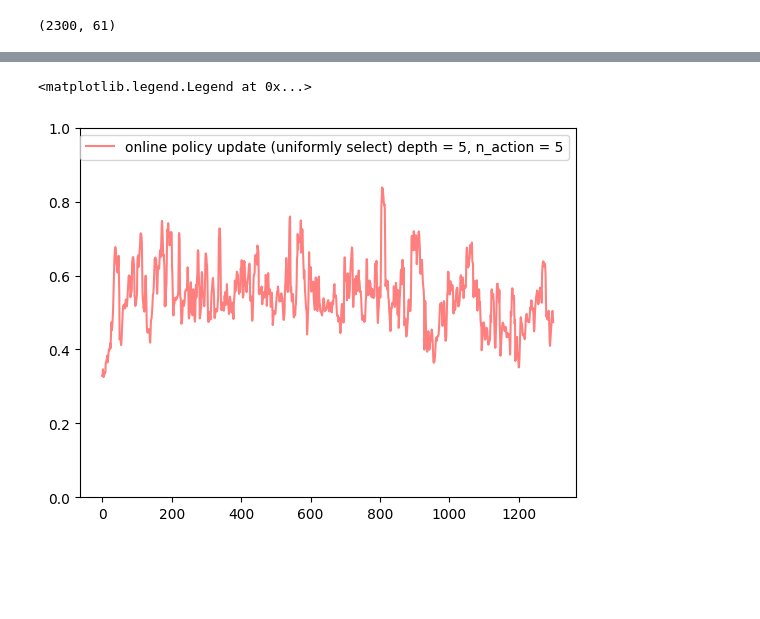
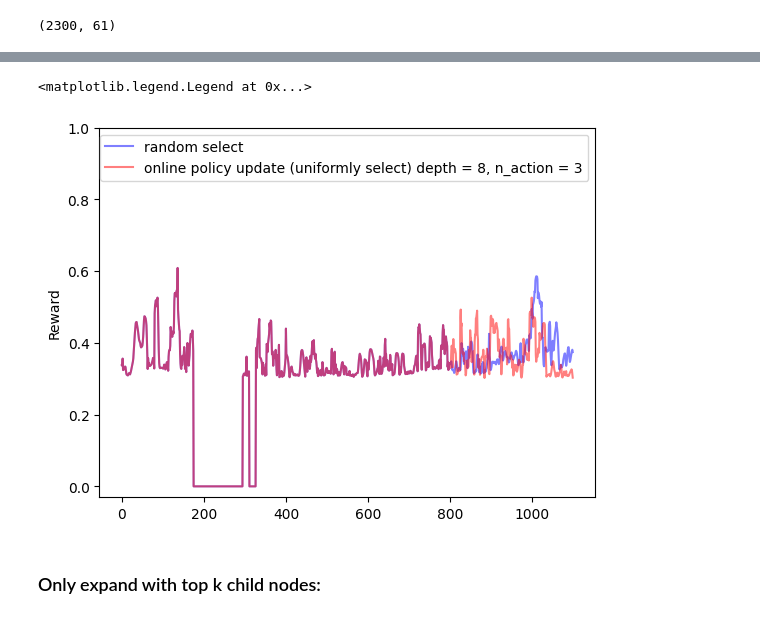
Before and after one commit to YuxinB/humanoid-bench, a Jupyter notebook: plc_train.ipynb, the cells around one changed output, grey strips where cells are left out. Drawn from its saved outputs; the diff is of its cells as text; code cells hidden in the pictures; blank space fills up the shorter version.

```diff
--- a/plc_train.ipynb
+++ b/plc_train.ipynb
@@ -591,8 +457,9 @@ np.savez(
     REWARDS_arr = Y_train_action,
     )
 # %%
-fn = f"./results/plc/lookahead5_random5.npz"
+fn = f"/Users/yuxinbai/Desktop/projects_repo/humanoid-bench/results/plc/humanoid_envseed8515_515_warmup800_online300_lookahea8_random3_gamma099_wo_normalized.npz"
 data = np.load(fn)
 ACTIONS_arr = data["ACTIONS_arr"]
+REWARDS_arr_trained  = data["REWARDS_arr"]
 print(ACTIONS_arr)
 # %% [output]
@@ -668,10 +544,14 @@ REWARD_untrained = Y_train_action
 # %%
 # plt.plot(range(990),REWARD_untrained,c = 'blue',alpha = 0.5,label = 'random select from subset')
-# plt.plot(range(1300),REWARDS_arr, c = 'blue',alpha = 0.5, label = 'random select')
-# plt.plot(range(992),REWARD_Trained, c = 'red',alpha = 0.5,label = 'online policy update (uniformly select)')
-plt.plot(range(1300),Y_train_action, c = 'red',alpha = 0.5,label = 'online policy update (uniformly select) depth = 5, n_action = 5')
+# plt.plot(range(1100),REWARDS_arr_trained[:1100], c = 'blue',alpha = 0.5, label = 'random select')
+plt.plot(range(1100),REWARDS_arr[:1100], c = 'blue',alpha = 0.5, label = 'random select')
+# plt.plot(range(1100),REWARD_Trained[:1100], c = 'red',alpha = 0.5,label = 'online policy update (uniformly select)')
+plt.plot(range(1100),REWARDS_arr_trained[:1100], c = 'red',alpha = 0.5,label = 'online policy update (uniformly select) depth = 8, n_action = 3')
 plt.yticks([0,0.2,0.4,0.6,0.8,1])
+plt.ylabel('Reward')
 plt.legend()
 # %% [output]
 <matplotlib.legend.Legend at 0x...>
-[figure, old version]
+[figure, new version]
+# %% [markdown]
+### Only expand with top k child nodes:
```
Also changed, not shown: parts of 21 cells of this notebook, 18 other files.
